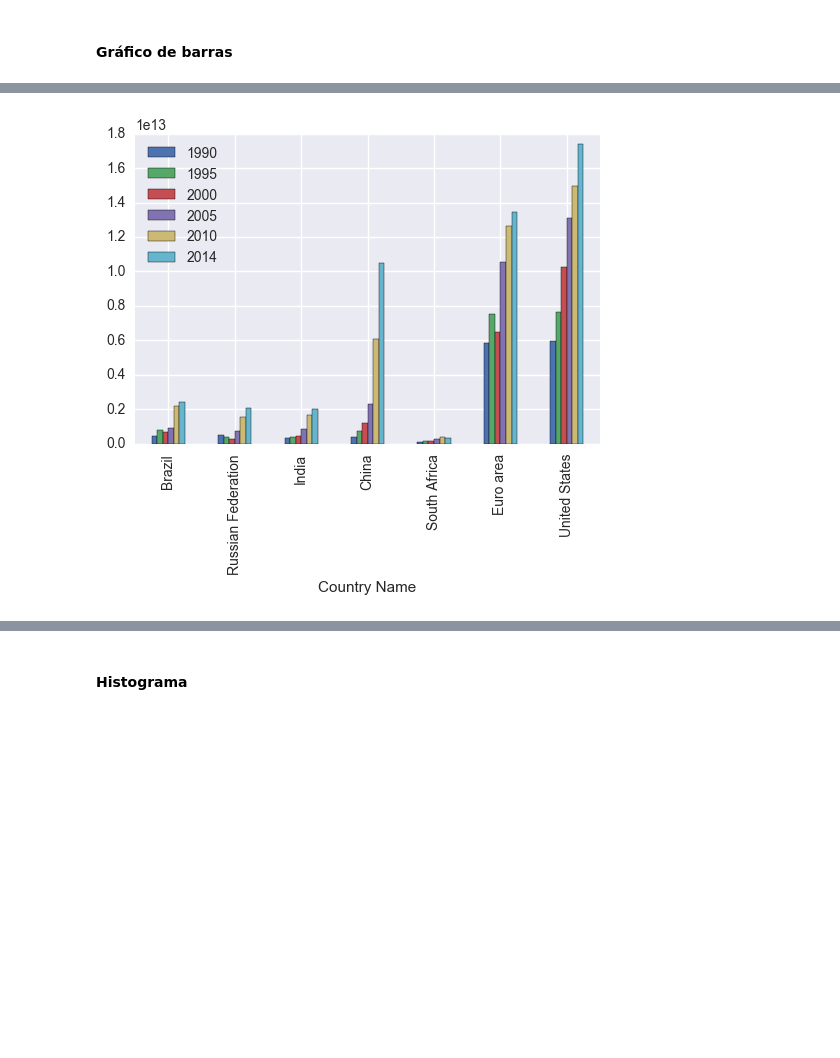
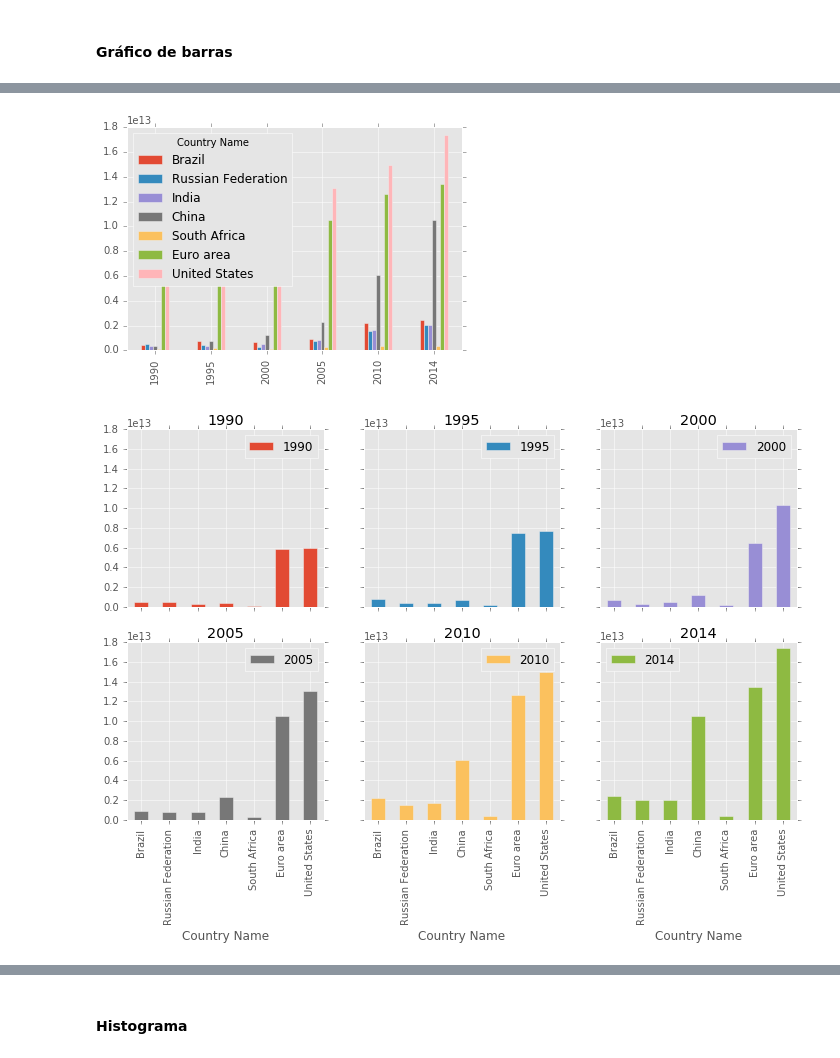
Before and after one commit to if1015-datascience-ufpe/slides, a Jupyter notebook: aula09-datavis-parte01.ipynb, the cells around one changed output, grey strips where cells are left out. Cells and saved outputs as stored; diff of their text form; code cells hidden in the pictures; blank space fills up the shorter version.

```diff
--- a/aula09-datavis-parte01.ipynb
+++ b/aula09-datavis-parte01.ipynb
@@ -56,6 +59,8 @@ import matplotlib
 import matplotlib.pyplot as plt
 import seaborn as sns
 
+matplotlib.style.use('ggplot')
+
 from bokeh.plotting import figure, show
 from bokeh.io import output_notebook
 
@@ -165,7 +171,14 @@ gdp.loc[BRICS,'2010'].plot.bar()
 # %%
-gdp.loc[BRICS,['1990','1995','2000','2005','2010','2014']].plot.bar();
+gdp.loc[BRICS,['1990','1995','2000','2005','2010','2014']].T.plot.bar();
 # %% [output]
-[figure, old version]
+[figure, new version]
+# %%
+gdp.loc[BRICS,['1990','1995','2000','2005','2010','2014']].plot.bar(subplots=True,
+                                                                    layout=(2,3),
+                                                                    sharey=True,
+                                                                   figsize=(12,7));
+# %% [output]
+[figure, added]
 # %%
 regions = ['Arab World','Central Europe and the Baltics',
             'Caribbean small states', 'East Asia & Pacific',
```
Also changed, not shown: parts of 21 cells of this notebook, 15 other files.
